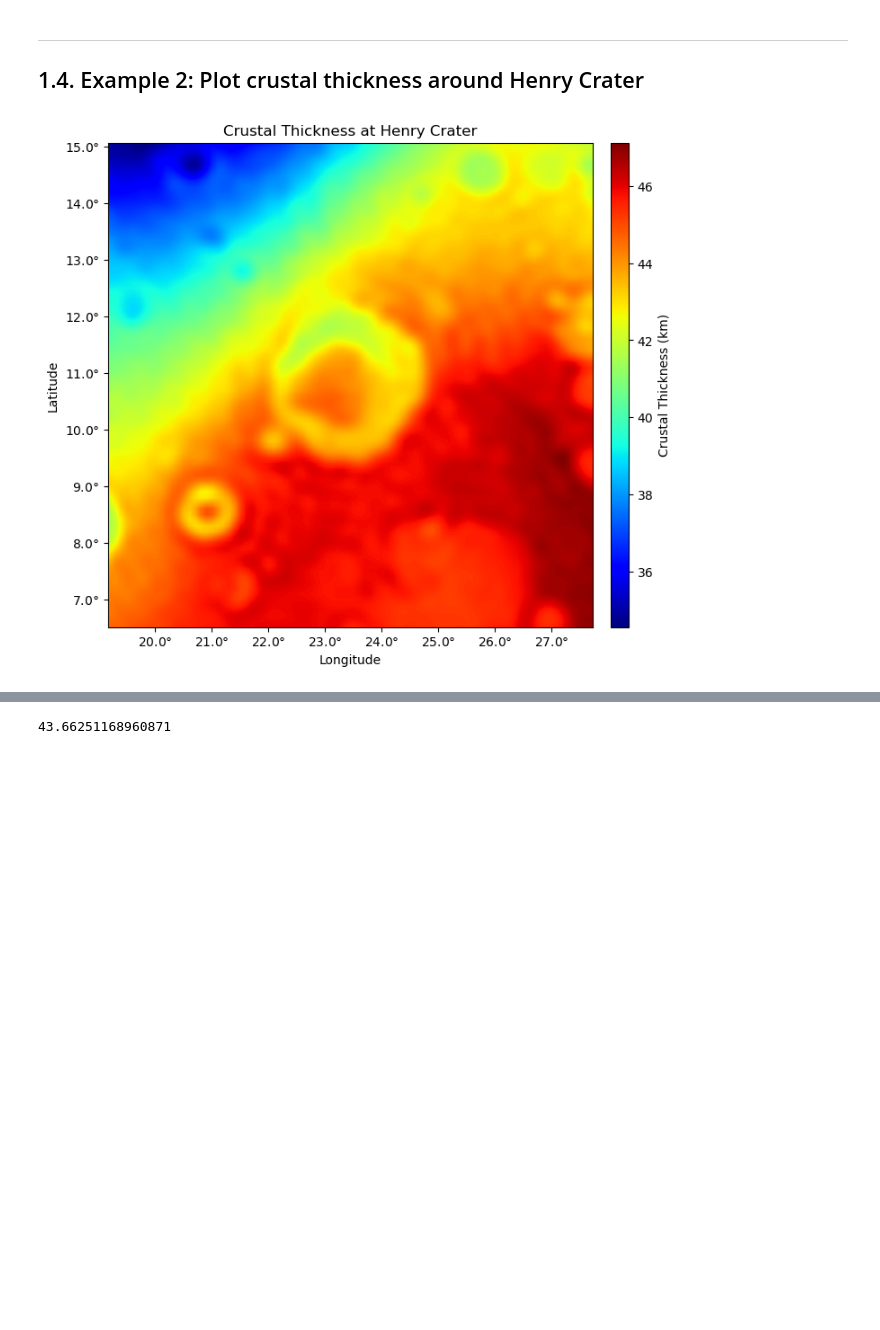
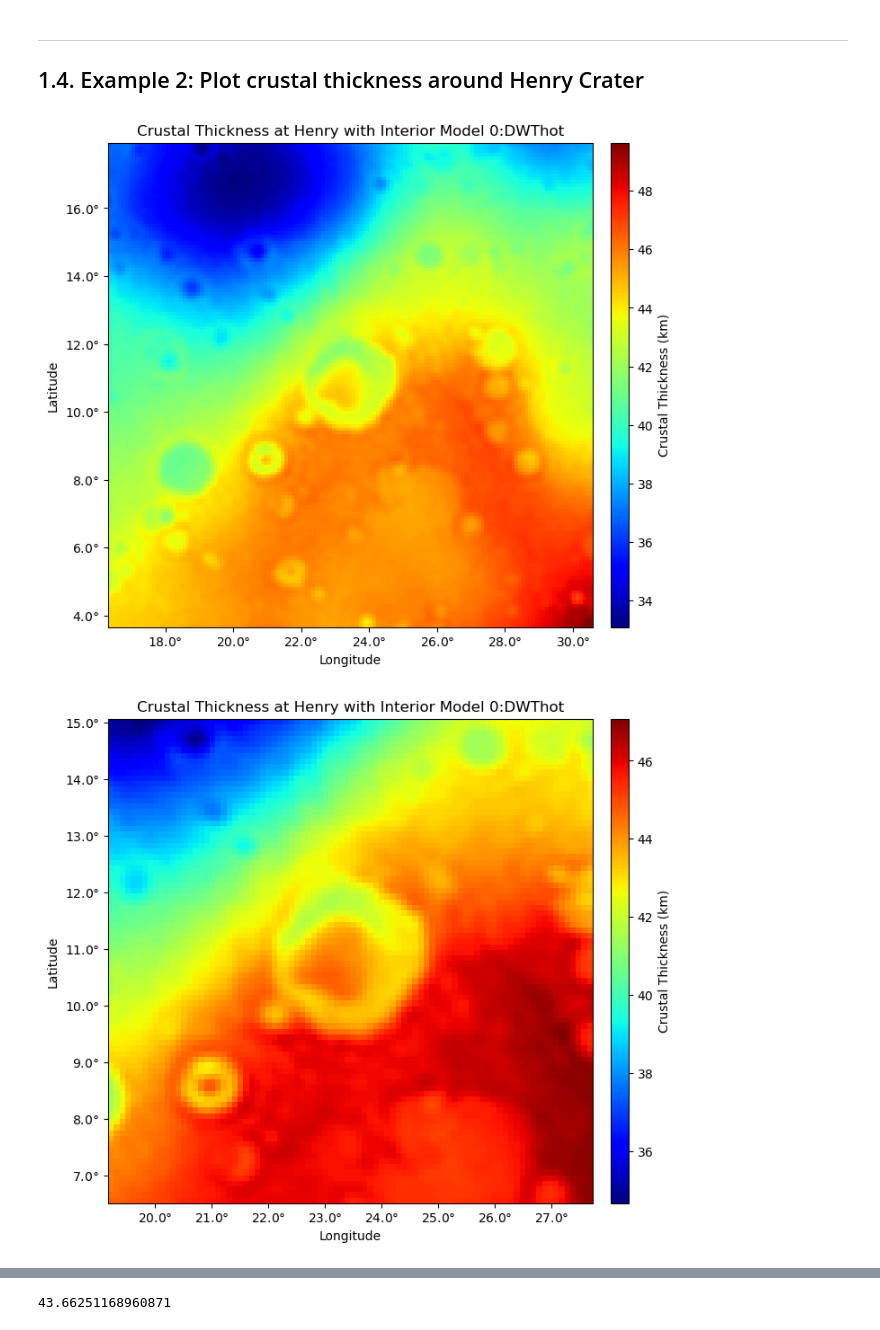
Before and after one commit to Humboldt-Penguin/Mars-Magnetics-Research, a Jupyter notebook: code/05_mag_src_map/src/main/summary.ipynb, the cells around one changed output, grey strips where cells are left out. Saved outputs shown, nothing was run; the diff lists cells and outputs as text; code cells hidden in the pictures; blank space fills up the shorter version.

Commit message:
* plots of various interior models for constant density models -- checkpoint before modifying crust.py to have a 'list_datasets' function and changing the way you load a model

```diff
--- a/code/05_mag_src_map/src/main/summary.ipynb
+++ b/code/05_mag_src_map/src/main/summary.ipynb
@@ -68,7 +67,7 @@ Crust = zerisk.Crust.Crust()
 path__datahome = utils.getPath('current','..','data','1_raw')
 Crust.downloadData(path__datahome, overwrite=False, verbose=True)
 
-Crust.loadData(spacing=0.1)
+Crust.loadData(ref_interior_model_int=0)
 # %% [output]
 Data folder already exists at
 c:\Users\Eris\Documents\sync_local\01_Research\Mars_Magnetics\code\05_mag_src_map\src\data\1_raw\crustal_thickness.
@@ -110,6 +109,14 @@ fig = plt.figure(figsize=(12,10))
 ax = plt.axes()
 im = ax.imshow(dat[::-1], cmap='jet', extent=[clon_left, clon_right, lat_bottom, lat_top])
 
+ax.set_title(f'Global Crustal Thickness with Interior Model {Crust.getRefInteriorModelName_int()}:{Crust.getRefInteriorModelName_str()}')
+ax.set_xlabel('Longitude')
+ax.set_ylabel('Latitude')
+
+ax.xaxis.set_major_formatter('{x}$\degree$')
+ax.yaxis.set_major_formatter('{x}$\degree$')
+
 cax = fig.add_axes([ax.get_position().x1+0.02,ax.get_position().y0,0.02,ax.get_position().height])
-plt.colorbar(im, cax=cax)
+cbar = plt.colorbar(im, cax=cax)
+cbar.set_label('Crustal Thickness [km]',y=0.5)
 # %% [output]
@@ -165,8 +182,9 @@ def plotCrater(crater_name, scaling, spacing):
 # %%
-crater_name = 'Henry'
-scaling = 3
-spacing = 0.01 # warning: spacing ~ 0.01 takes 1.5 min to plot
-
-plotCrater(crater_name, scaling, spacing)
+plot_craterCrustalThickness_2D('Henry', 5, 0.1)
+plot_craterCrustalThickness_2D('Henry', 3, 0.1)
+plot_craterCrustalThickness_2D('Henry', 1.3, 0.1)
+plot_craterCrustalThickness_2D('Henry', 1.3, 0.01)
+# should take ~30 seconds
 # %% [output]
-[figure, old version]
+[figure, new version]
+[figure, added]
```
Also changed, not shown: parts of 18 cells of this notebook, 5 other files.
